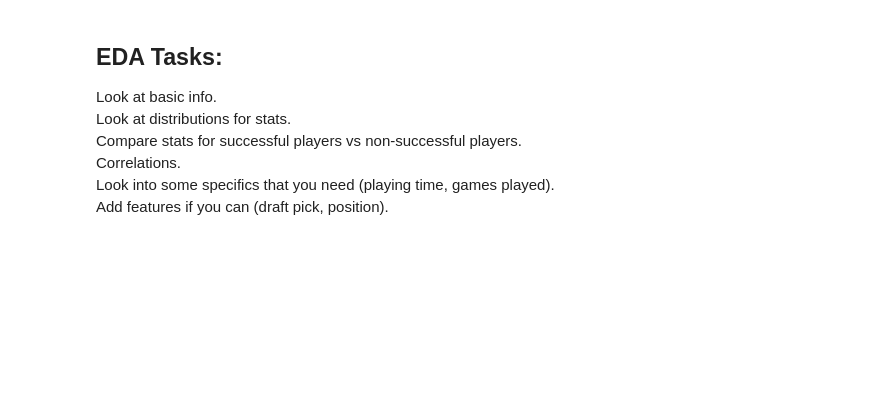
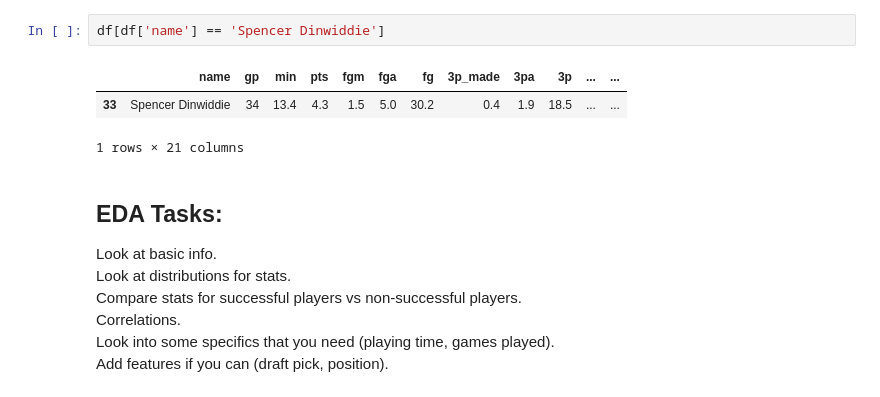
Before and after one commit to doom-boy/NBA-Rookie-Career-Longevity-Analysis, a Jupyter notebook: notebooks/NBA_Rookes_EDA.ipynb, the cells around one changed output. Drawn from its saved outputs; the diff is of its cells as text; blank space fills up the shorter version.

```diff
--- a/notebooks/NBA_Rookes_EDA.ipynb
+++ b/notebooks/NBA_Rookes_EDA.ipynb
@@ -14,6 +14,12 @@ df.head()
 | 3 | Malik Sealy | 58 | 11.6 | 5.7 | 2.3 | 5.5 | 42.6 | 0.1 | 0.5 | 22.6 | ... | ... |
 | 4 | Matt Geiger | 48 | 11.5 | 4.5 | 1.6 | 3.0 | 52.4 | 0.0 | 0.1 | 0.0 | ... | ... |
 5 rows × 21 columns
+# %%
+df[df['name'] == 'Spencer Dinwiddie']
+# %% [output]
+|  | name | gp | min | pts | fgm | fga | fg | 3p_made | 3pa | 3p | ... | ... |
+| 33 | Spencer Dinwiddie | 34 | 13.4 | 4.3 | 1.5 | 5.0 | 30.2 | 0.4 | 1.9 | 18.5 | ... | ... |
+1 rows × 21 columns
 # %% [markdown]
 ## EDA Tasks:
 
```
Also changed, not shown: parts of 20 cells of this notebook.
